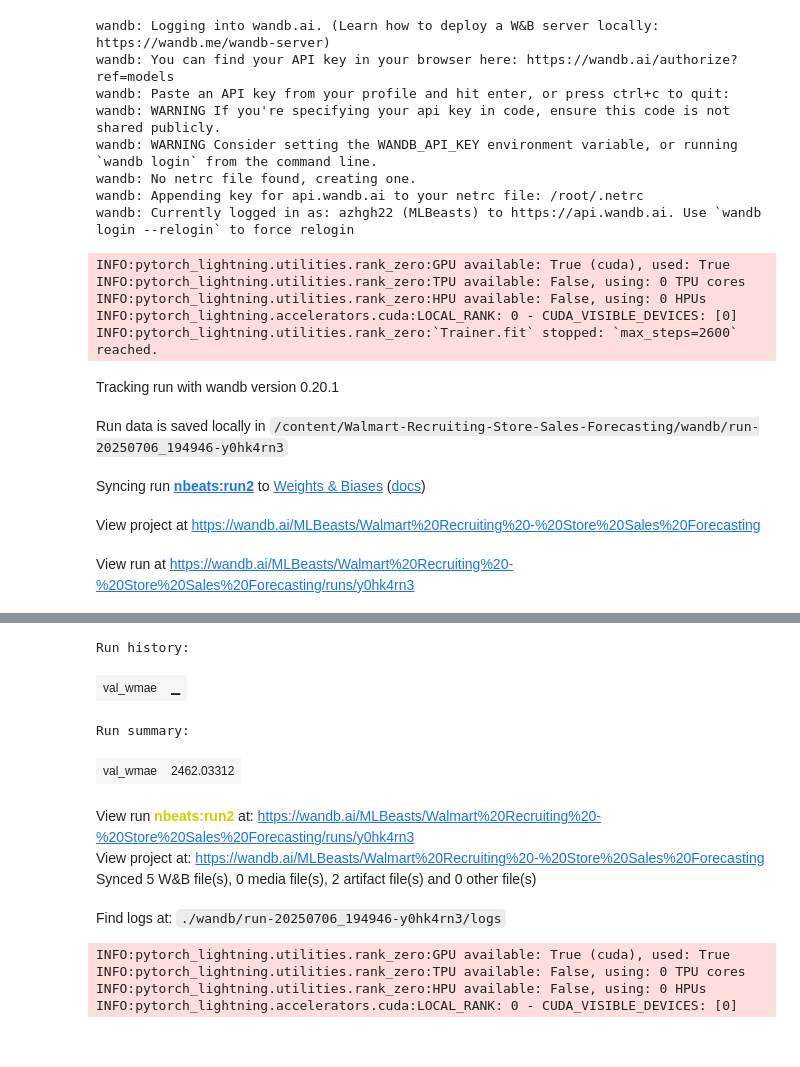
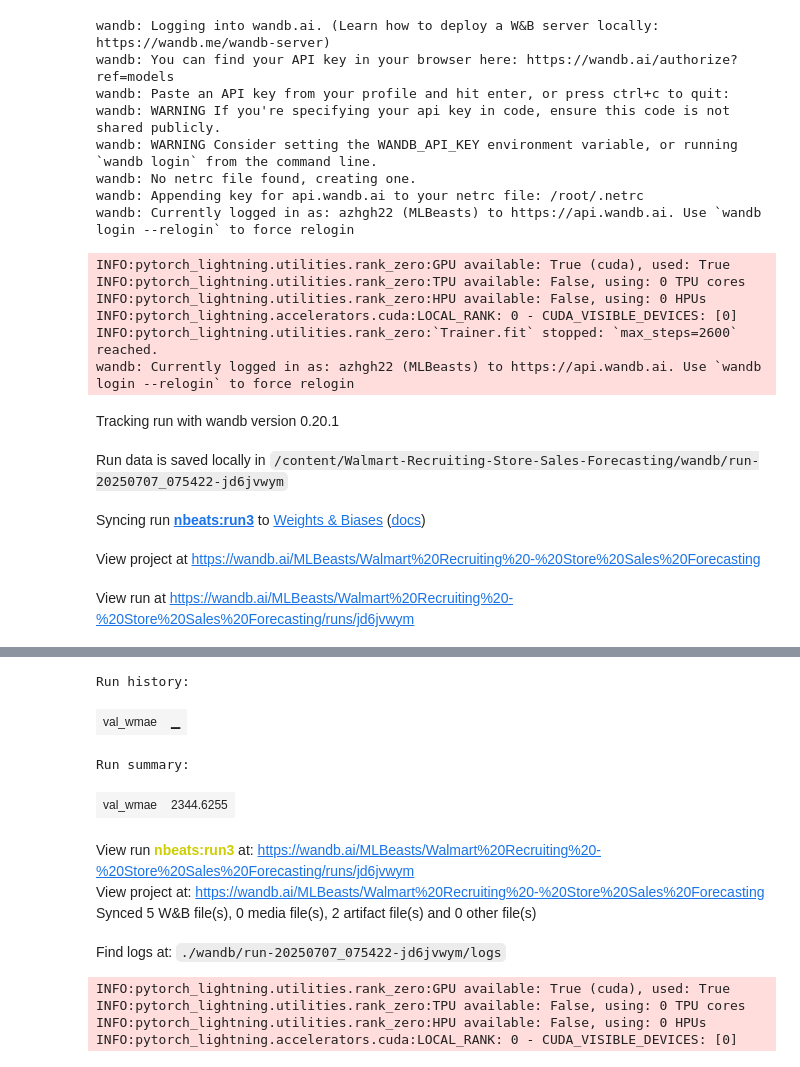
Before and after one commit to azhgh22/Walmart-Recruiting-Store-Sales-Forecasting, a Jupyter notebook: notebooks/n_beats.ipynb, the cells around one changed output, grey strips where cells are left out. Cells and saved outputs as stored; diff of their text form; code cells hidden in the pictures.

```diff
--- a/notebooks/n_beats.ipynb
+++ b/notebooks/n_beats.ipynb
@@ -176,15 +180,15 @@ np.float64(2462.0331187605916)
 # %% [markdown]
 # **Grid Search**
 # %%
-l = [1e-6,1e-5,1e-4,1e-3,1e-2,1e-1,0,1,10]
+l = [0.9,0.85,0.8,0.75,0.7]
 for lr in l:
   estim = CustomNBEATS(
               input_size=15,
               h=48,
               max_steps=25 * 104,
               batch_size=64,
-              stack_types=(['identity', 'trend', 'seasonality']+['identity']*8),
-              n_blocks = [1,1,1]+[1]*8,
+              stack_types=(['identity', 'trend', 'seasonality']),
+              n_blocks = [1,1,1],
               random_seed=42,
               accelerator='gpu',
               devices=1,
@@ -192,7 +196,8 @@ for lr in l:
               enable_progress_bar=False,
               enable_model_summary=False,)
 
-  estim.set_optim(torch.optim.AdamW(estim.parameters(), lr=1e-3,weight_decay=lr))
+  # estim.set_optim(torch.optim.AdamW(estim.parameters(), lr=1e-3,weight_decay=lr))
+  estim.set_scheduler(torch.optim.lr_scheduler.StepLR(estim.optimizer, step_size=10, gamma=lr))
 
   estimators = [estim]
 
@@ -278,25 +270,33 @@ INFO:lightning_fabric.utilities.seed:Seed set to 42
 # %%
+
+if torch.cuda.is_available():
+  device = 'gpu'
+else:
+  device = 'cpu'
+
+
 estim = CustomNBEATS(
             input_size=15,
             h=48,
-            max_steps=25 * 104,
+            max_steps=100 * 104,
             batch_size=64,
             stack_types=(['identity', 'trend', 'seasonality']),
             n_blocks = [1,1,1],
             random_seed=42,
-            accelerator='gpu',
+            accelerator=device,
             devices=1,
             logger=True,
             enable_progress_bar=False,
             enable_model_summary=False,)
 
-# estim.set_optim(torch.optim.AdamW(estim.parameters(), lr=1e-3,weight_decay=0))
+estim.set_optim(torch.optim.AdamW(estim.parameters(), lr=1e-3,weight_decay=0.2))
 
+estim.set_scheduler(torch.optim.lr_scheduler.StepLR(estim.optimizer, step_size=10, gamma=0.75))
 estimators = [estim]
 
 pipeline = Pipeline([
     ('preprocess', Preprocessor()),
-    ('model', NBEATSModel())
+    ('model', NBEATSModel(estimators))
 ])
 
 model = pipeline.fit(x_train,y_train)
@@ -335,8 +334,8 @@ import joblib
 
 fin_model = pipeline.fit(train.drop(columns=['Weekly_Sales'].copy()),train['Weekly_Sales'].copy())
 
-joblib.dump(fin_model, "nbeats_run2.pkl")
-wandb.init(project="Walmart Recruiting - Store Sales Forecasting", name="nbeats:run2")
+joblib.dump(fin_model, "nbeats_run3.pkl")
+wandb.init(project="Walmart Recruiting - Store Sales Forecasting", name="nbeats:run3")
 
 wandb.config.update({
     'score_metric' : 'WMAE',
@@ -346,6 +345,9 @@ wandb.config.update({
     },
     'model' : 'nbeats',
     'learning_rate' : 0.001,
+    'learning_scheduler' : 'True',
+    'learning_scheduler_step' : 10,
+    'learning_scheduler_gamma' : 0.75,
     'weight_decay' : 0,
     'batch_size' : 64,
     'max_depth' : 7,
@@ -355,43 +357,44 @@ wandb.config.update({
     'architecture' : ['identity', 'trend', 'seasonality'],
     'n_blocks' : [1,1,1],
     'random_state': 42,
     'objective' : 'reg:squarederror',
 })
 
 wandb.log({
     'val_wmae': score
 })
 
 
 artifact = wandb.Artifact(
-    name="nbeats_run2",
+    name="nbeats_run3",
     type="model",
 )
 
-artifact.add_file("nbeats_run2.pkl")
+artifact.add_file("nbeats_run3.pkl")
 wandb.log_artifact(artifact)
 
 wandb.finish()
 # %% [output]
 INFO:pytorch_lightning.utilities.rank_zero:GPU available: True (cuda), used: True
 INFO:pytorch_lightning.utilities.rank_zero:TPU available: False, using: 0 TPU cores
 INFO:pytorch_lightning.utilities.rank_zero:HPU available: False, using: 0 HPUs
 INFO:pytorch_lightning.accelerators.cuda:LOCAL_RANK: 0 - CUDA_VISIBLE_DEVICES: [0]
 INFO:pytorch_lightning.utilities.rank_zero:`Trainer.fit` stopped: `max_steps=2600` reached.
+wandb: Currently logged in as: azhgh22 (MLBeasts) to https://api.wandb.ai. Use `wandb login --relogin` to force relogin
 Tracking run with wandb version 0.20.1
-Run data is saved locally in /content/Walmart-Recruiting-Store-Sales-Forecasting/wandb/run-20250706_194946-y0hk4rn3
+Run data is saved locally in /content/Walmart-Recruiting-Store-Sales-Forecasting/wandb/run-20250707_075422-jd6jvwym
-Syncing run nbeats:run2 to Weights & Biases (docs)
+Syncing run nbeats:run3 to Weights & Biases (docs)
 View project at https://wandb.ai/MLBeasts/Walmart%20Recruiting%20-%20Store%20Sales%20Forecasting
-View run at https://wandb.ai/MLBeasts/Walmart%20Recruiting%20-%20Store%20Sales%20Forecasting/runs/y0hk4rn3
+View run at https://wandb.ai/MLBeasts/Walmart%20Recruiting%20-%20Store%20Sales%20Forecasting/runs/jd6jvwym
 [interactive output not drawn]
 Run history:
 | val_wmae | ▁ |
 Run summary:
-| val_wmae | 2462.03312 |
+| val_wmae | 2344.6255 |
-View run nbeats:run2 at: https://wandb.ai/MLBeasts/Walmart%20Recruiting%20-%20Store%20Sales%20Forecasting/runs/y0hk4rn3
+View run nbeats:run3 at: https://wandb.ai/MLBeasts/Walmart%20Recruiting%20-%20Store%20Sales%20Forecasting/runs/jd6jvwym
 View project at: https://wandb.ai/MLBeasts/Walmart%20Recruiting%20-%20Store%20Sales%20Forecasting
 Synced 5 W&B file(s), 0 media file(s), 2 artifact file(s) and 0 other file(s)
-Find logs at: ./wandb/run-20250706_194946-y0hk4rn3/logs
+Find logs at: ./wandb/run-20250707_075422-jd6jvwym/logs
 # %%
 pred = fin_model.predict(test)
 # %% [output]
```
Also changed, not shown: parts of 5 cells of this notebook.
